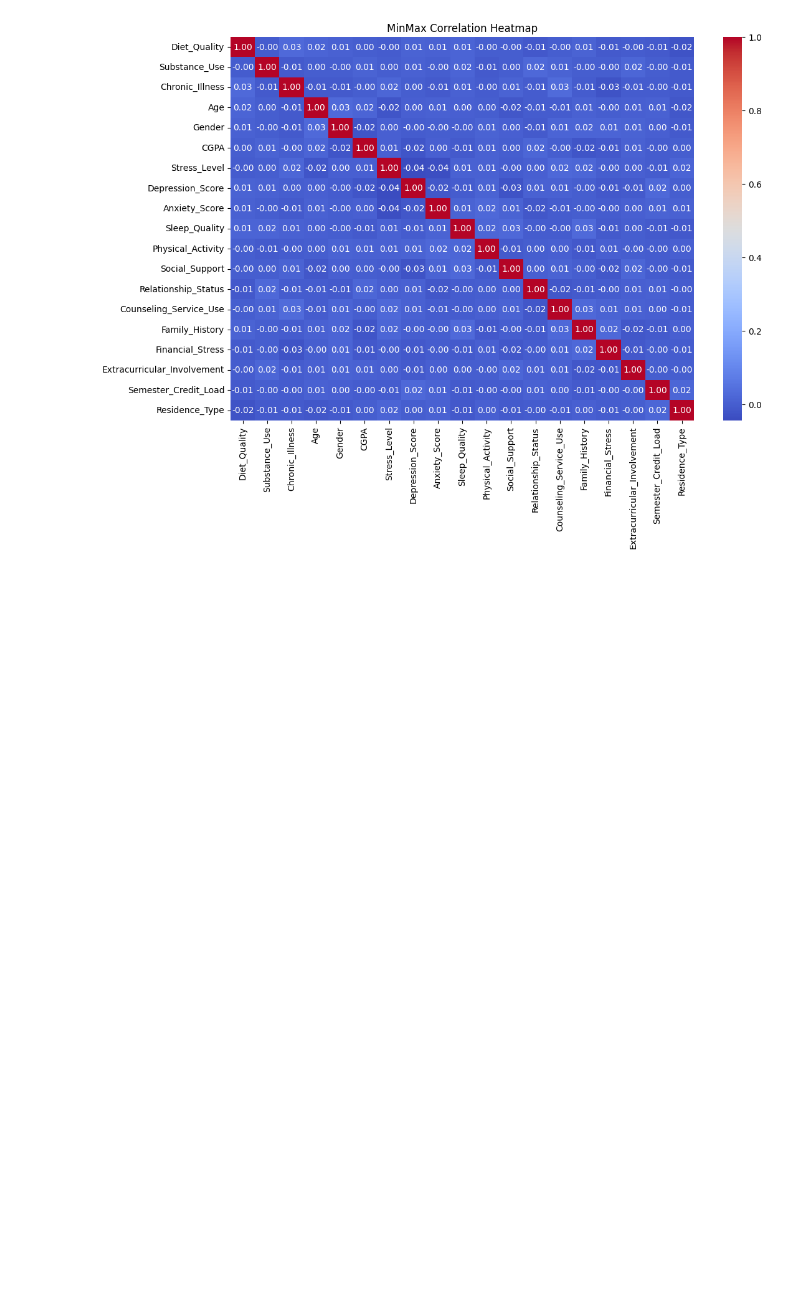
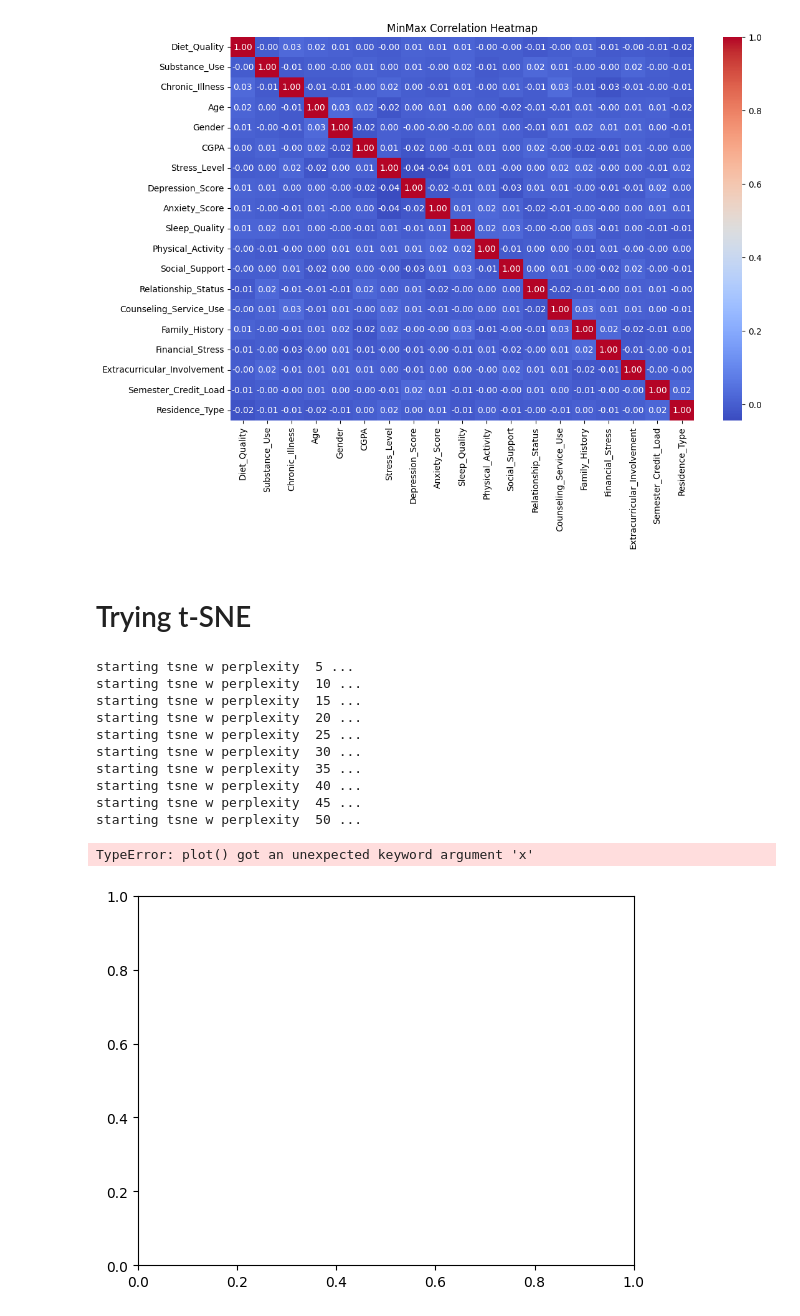
Before and after one commit to ReehalS/student-mental-health-model, a Jupyter notebook: Code/EDA.ipynb, the cells around one changed output. Cells and saved outputs as stored; diff of their text form; code cells hidden in the pictures; blank space fills up the shorter version.

```diff
--- a/Code/EDA.ipynb
+++ b/Code/EDA.ipynb
@@ -180,3 +185,38 @@ plt.show()
 [figure]
 [figure]
 [figure]
+# %% [markdown]
+# Trying t-SNE
+# %%
+from sklearn.model_selection import train_test_split
+from sklearn.manifold import TSNE
+import plotly.express as px
+
+X_norm = df_Zscaled.drop(['Depression_Score', 'Course'], axis=1)
+y = df_Zscaled['Depression_Score']
+
+X_train, X_test, y_train, y_test = train_test_split(
+    X_norm, y, random_state=13, test_size=0.25, shuffle=True
+)
+# %%
+perplexity = np.arange(5, 55, 5)
+divergence = []
+
+for i in perplexity:
+    print('starting tsne w perplexity ', i, '...')
+    model = TSNE(n_components=3, init="pca", perplexity=i)
+    reduced = model.fit_transform(X_train)
+    divergence.append(model.kl_divergence_)
+# %% [output]
+starting tsne w perplexity  5 ...
+starting tsne w perplexity  10 ...
+starting tsne w perplexity  15 ...
+starting tsne w perplexity  20 ...
+starting tsne w perplexity  25 ...
+starting tsne w perplexity  30 ...
+starting tsne w perplexity  35 ...
+starting tsne w perplexity  40 ...
+starting tsne w perplexity  45 ...
+starting tsne w perplexity  50 ...
+TypeError: plot() got an unexpected keyword argument 'x'
+[figure, added]
```
Also changed, not shown: parts of 5 cells of this notebook, 1 other file.
